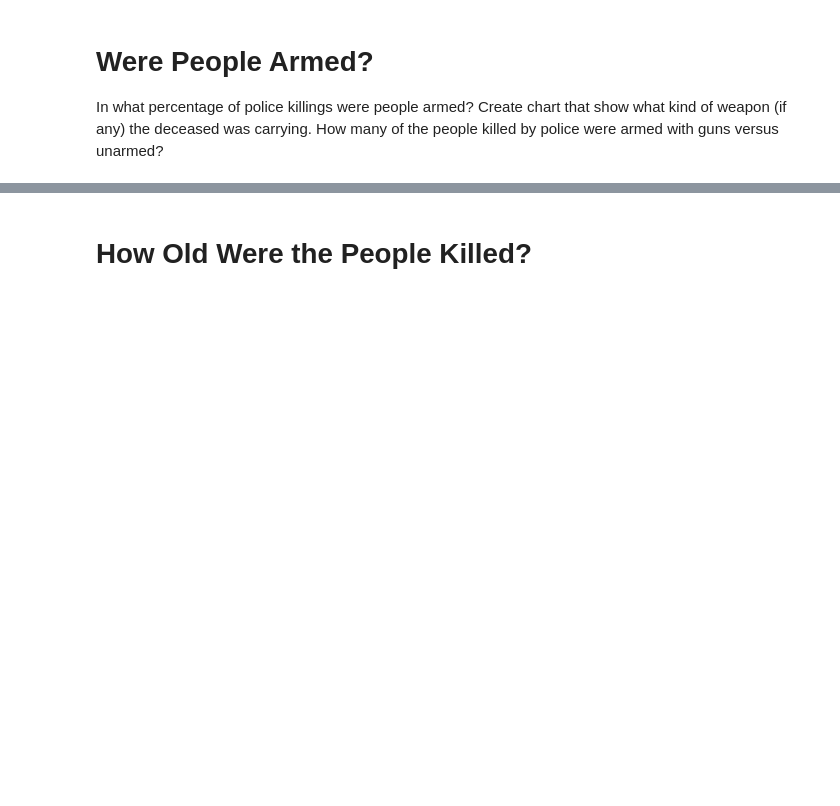
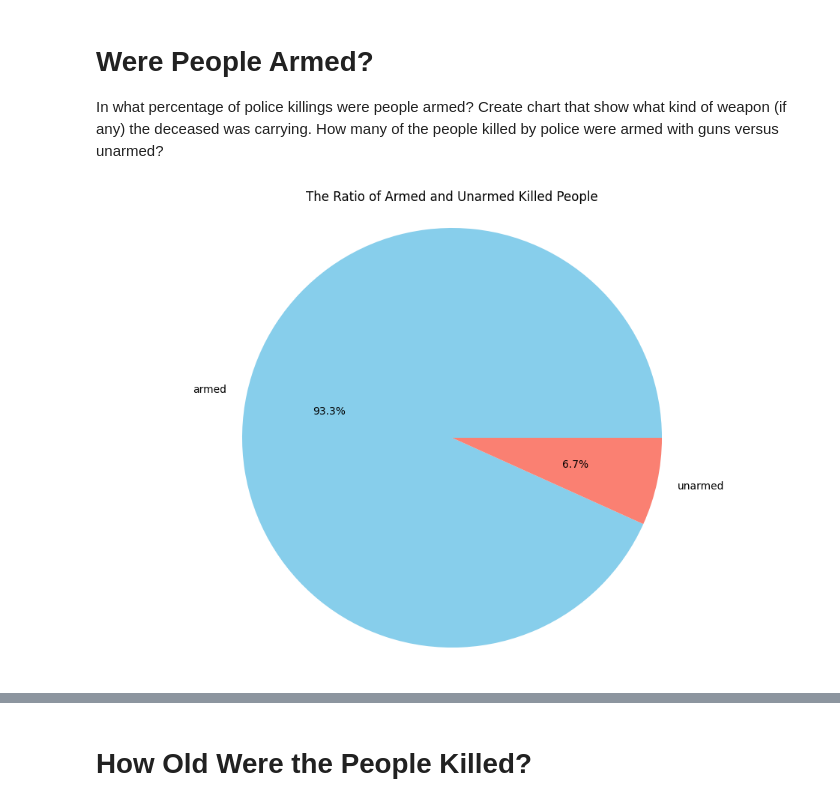
Before and after one commit to chgwyellow/Death-involving-Police-in-the-USA, a Jupyter notebook: Fatal_Force.ipynb, the cells around one changed output, grey strips where cells are left out. Drawn from its saved outputs; the diff is of its cells as text; code cells hidden in the pictures; blank space fills up the shorter version.

Commit message:
Completed the Were People Armed.

```diff
--- a/Fatal_Force.ipynb
+++ b/Fatal_Force.ipynb
@@ -402,3 +435,21 @@ Break out the data by gender using `df_fatalities`. Is there a difference betwee
 # Were People Armed?
 
 In what percentage of police killings were people armed? Create chart that show what kind of weapon (if any) the deceased was carrying. How many of the people killed by police were armed with guns versus unarmed?
+# %%
+# The killed people armed ratio
+armed_counts = df_fatalities.armed.apply(lambda x: "armed" if x != "unarmed" else "unarmed").value_counts().reset_index(name="Count")
+
+plt.figure(figsize=(12,8))
+
+plt.pie(
+    armed_counts.Count,
+    labels=armed_counts.armed,
+    autopct="%1.1f%%",
+    colors=["skyblue", "salmon"]
+)
+plt.axis("equal")
+plt.title("The Ratio of Armed and Unarmed Killed People")
+
+plt.show()
+# %% [output]
+[figure, added]
```
Also changed, not shown: parts of 4 cells of this notebook.
